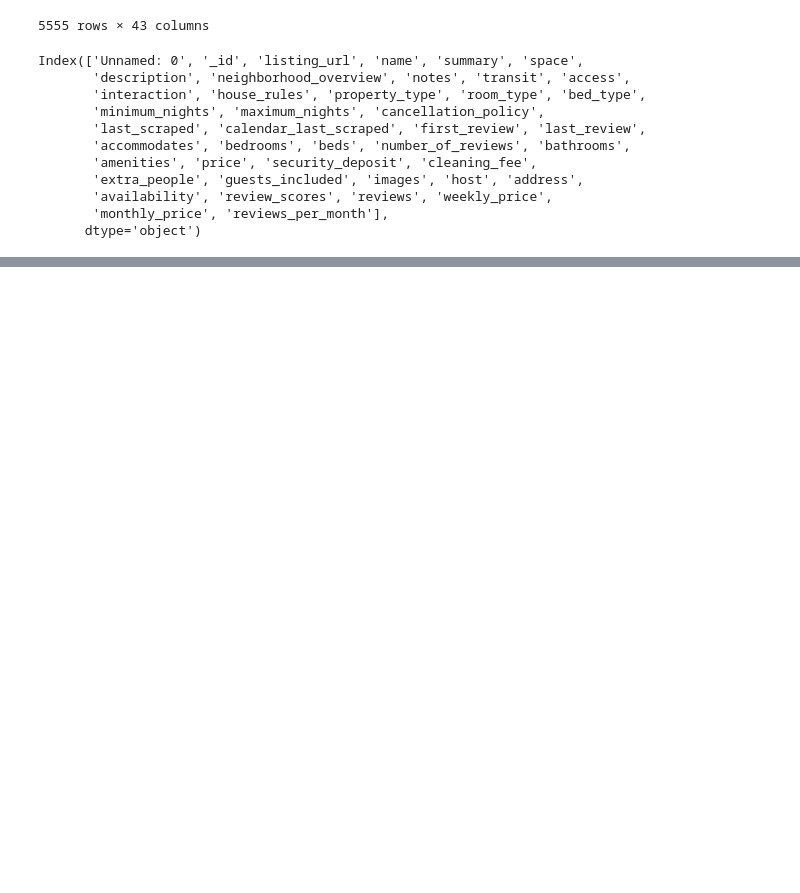
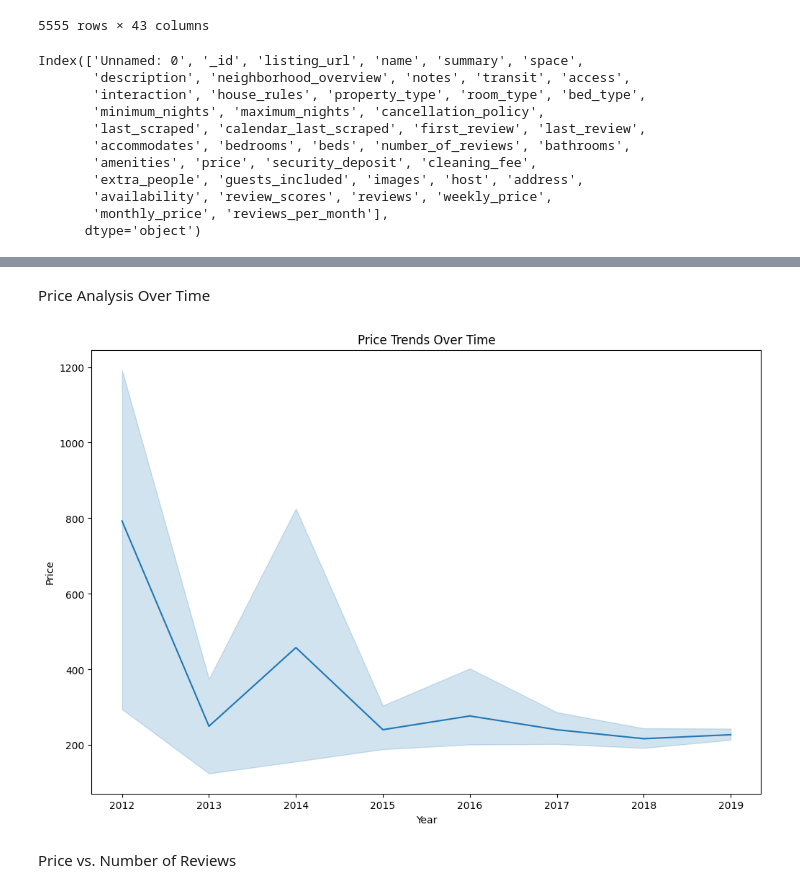
Before and after one commit to aarohishaiva/AirBNB-Data-Analysis-project-3, a Jupyter notebook: Project_3_AirBNB.ipynb, the cells around one changed output, grey strips where cells are left out. Cells and saved outputs as stored; diff of their text form; code cells hidden in the pictures; blank space fills up the shorter version.

```diff
--- a/Project_3_AirBNB.ipynb
+++ b/Project_3_AirBNB.ipynb
@@ -274,0 +171,2 @@ else:
+# %%
+Airbnb_df.drop_duplicates(inplace=True)
@@ -274,0 +207,11 @@ else:
+# %%
+if 'availability' in Airbnb_df.columns:
+    Airbnb_df['availability'] = Airbnb_df['availability'].apply(lambda x: pd.to_numeric(x, errors='coerce'))
+    plt.figure(figsize=(10, 6))
+    sns.histplot(Airbnb_df['availability'], bins=30, kde=True)
+    plt.title('Distribution of Availability')
+    plt.xlabel('Availability')
+    plt.ylabel('Frequency')
+    plt.show()
+else:
+    print("availability column not found")
@@ -274,0 +239,18 @@ else:
+# %% [markdown]
+Price Analysis Over Time
+# %%
+if 'last_review' in Airbnb_df.columns:
+    Airbnb_df['last_review'] = pd.to_datetime(Airbnb_df['last_review'], errors='coerce')
+    Airbnb_df['year'] = Airbnb_df['last_review'].dt.year
+    plt.figure(figsize=(12, 8))
+    sns.lineplot(x='year', y='price', data=Airbnb_df)
+    plt.title('Price Trends Over Time')
+    plt.xlabel('Year')
+    plt.ylabel('Price')
+    plt.show()
+else:
+    print("last_review column not found")
+# %% [output]
+[figure, added]
+# %% [markdown]
+Price vs. Number of Reviews
```
Also changed, not shown: parts of 35 cells of this notebook.
